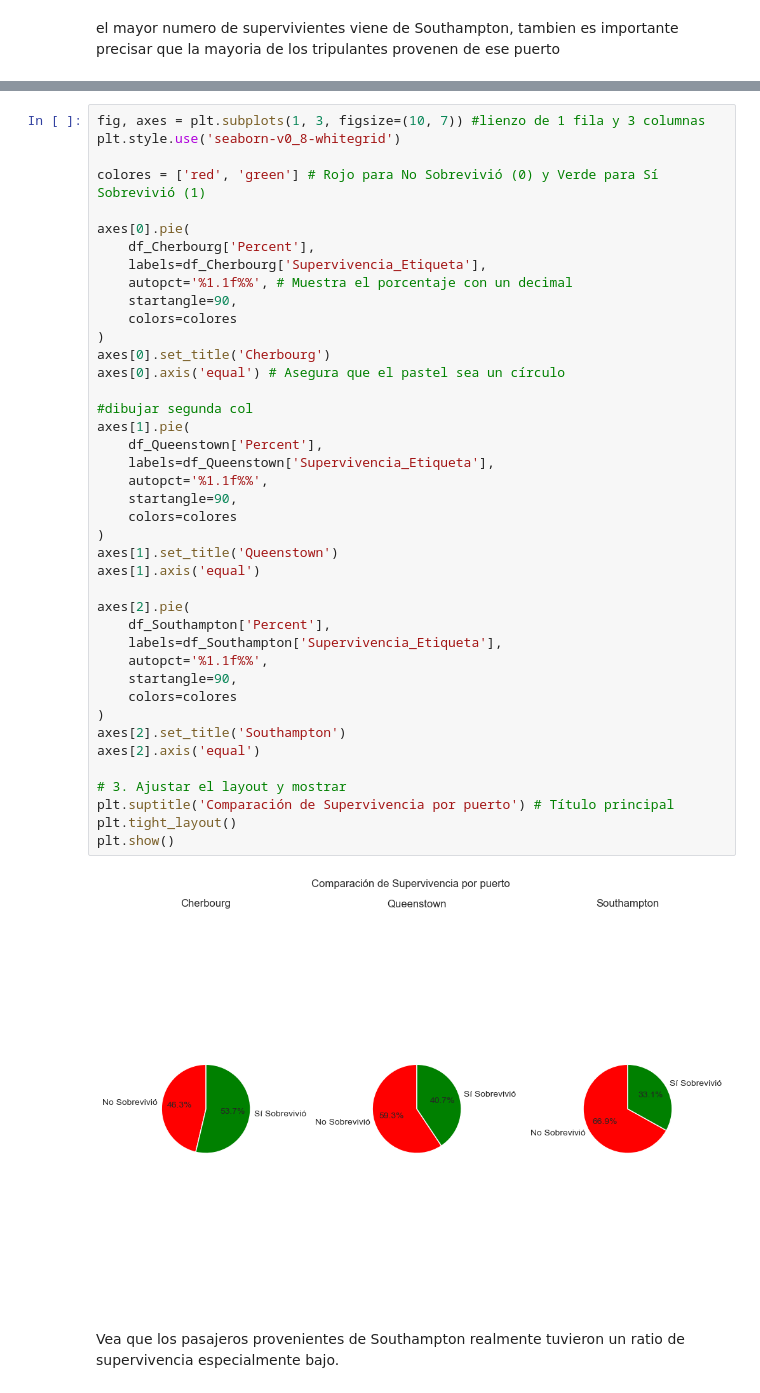
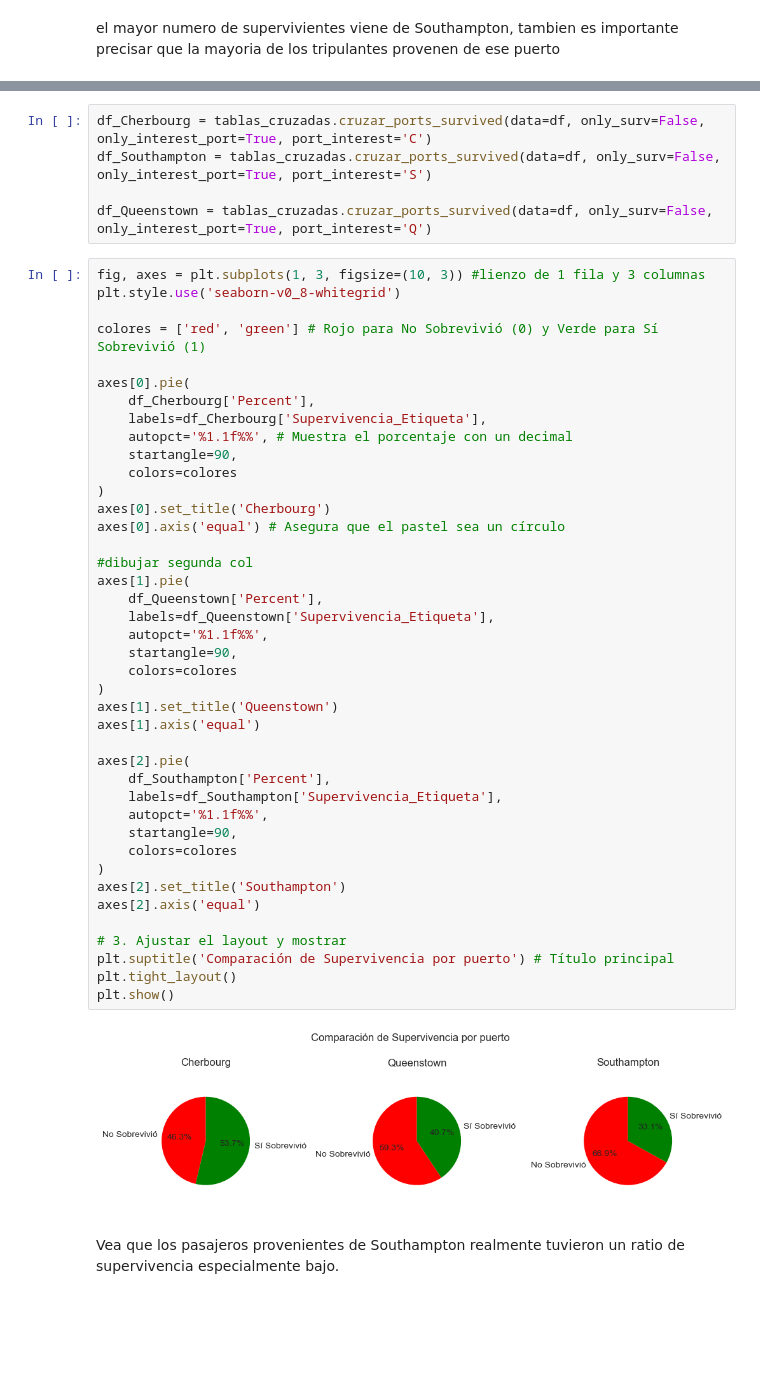
Before and after one commit to juanpablocarrillohortua/taller-pandas-titanic-grupo-1, a Jupyter notebook: notebooks/proyecto titanic.ipynb, the cells around one changed output, grey strips where cells are left out. Drawn from its saved outputs; the diff is of its cells as text; blank space fills up the shorter version.

```diff
--- a/notebooks/proyecto titanic.ipynb
+++ b/notebooks/proyecto titanic.ipynb
@@ -1203,5 +1155,10 @@ df_Southampton	 = df_southp[df_southp['Puerto de interes'] == 'Southampton']
+# %%
+df_Cherbourg = tablas_cruzadas.cruzar_ports_survived(data=df, only_surv=False, only_interest_port=True, port_interest='C')
+df_Southampton = tablas_cruzadas.cruzar_ports_survived(data=df, only_surv=False, only_interest_port=True, port_interest='S')
+
+df_Queenstown = tablas_cruzadas.cruzar_ports_survived(data=df, only_surv=False, only_interest_port=True, port_interest='Q')
 # %%
-fig, axes = plt.subplots(1, 3, figsize=(10, 7)) #lienzo de 1 fila y 3 columnas
+fig, axes = plt.subplots(1, 3, figsize=(10, 3)) #lienzo de 1 fila y 3 columnas
 plt.style.use('seaborn-v0_8-whitegrid')
 
 colores = ['red', 'green'] # Rojo para No Sobrevivió (0) y Verde para Sí Sobrevivió (1)
@@ -1215,34 +1172,34 @@ axes[0].pie(
 )
 axes[0].set_title('Cherbourg')
 axes[0].axis('equal') # Asegura que el pastel sea un círculo
 
 #dibujar segunda col
 axes[1].pie(
     df_Queenstown['Percent'],
     labels=df_Queenstown['Supervivencia_Etiqueta'],
     autopct='%1.1f%%',
     startangle=90,
     colors=colores
 )
 axes[1].set_title('Queenstown')
 axes[1].axis('equal')
 
 axes[2].pie(
     df_Southampton['Percent'],
     labels=df_Southampton['Supervivencia_Etiqueta'],
     autopct='%1.1f%%',
     startangle=90,
     colors=colores
 )
 axes[2].set_title('Southampton')
 axes[2].axis('equal')
 
 # 3. Ajustar el layout y mostrar
 plt.suptitle('Comparación de Supervivencia por puerto') # Título principal
 plt.tight_layout()
 plt.show()
 # %% [output]
-[figure, old version]
+[figure, new version]
 # %% [markdown]
 Vea que los pasajeros provenientes de Southampton realmente tuvieron un ratio de supervivencia especialmente bajo.
 # %%
```
Also changed, not shown: parts of 24 cells of this notebook, 1 other file.
